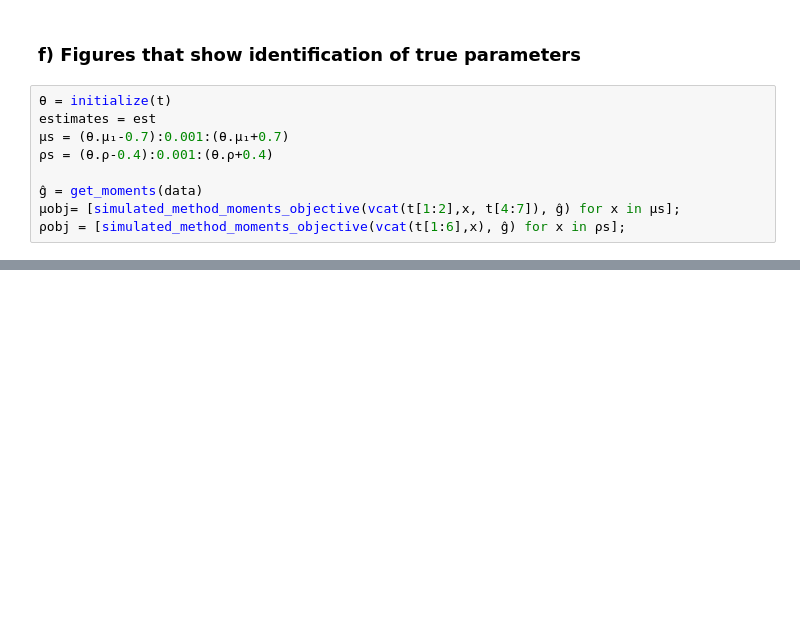
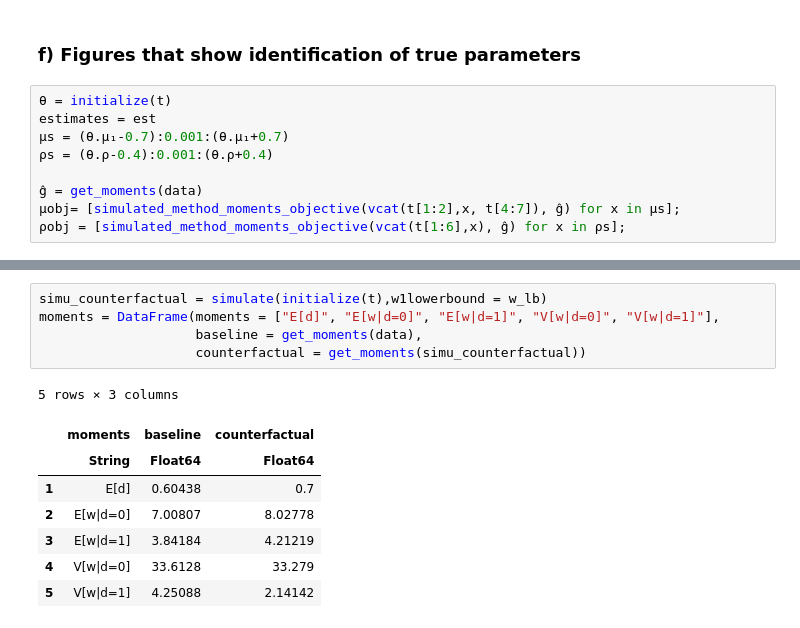
Before and after one commit to gisslab/applied_metrics_22, a Jupyter notebook: PS4/nb_ps4.ipynb, the cells around one changed output, grey strips where cells are left out. Saved outputs shown, nothing was run; the diff lists cells and outputs as text; blank space fills up the shorter version.

```diff
--- a/PS4/nb_ps4.ipynb
+++ b/PS4/nb_ps4.ipynb
@@ -118,0 +146,14 @@ plot!([estimates[2]], seriestype="vline", labels="\\rho est ", linestyle=:dash,
+# %%
+simu_counterfactual = simulate(initialize(t),w1lowerbound = w_lb)
+moments = DataFrame(moments = ["E[d]", "E[w|d=0]", "E[w|d=1]", "V[w|d=0]", "V[w|d=1]"],
+                    baseline = get_moments(data),
+                    counterfactual = get_moments(simu_counterfactual))
+# %% [output]
+5 rows × 3 columns
+|  | moments | baseline | counterfactual |
+|  | String | Float64 | Float64 |
+| 1 | E[d] | 0.60438 | 0.7 |
+| 2 | E[w|d=0] | 7.00807 | 8.02778 |
+| 3 | E[w|d=1] | 3.84184 | 4.21219 |
+| 4 | V[w|d=0] | 33.6128 | 33.279 |
+| 5 | V[w|d=1] | 4.25088 | 2.14142 |
```
Also changed, not shown: parts of 12 cells of this notebook, 1 other file.
